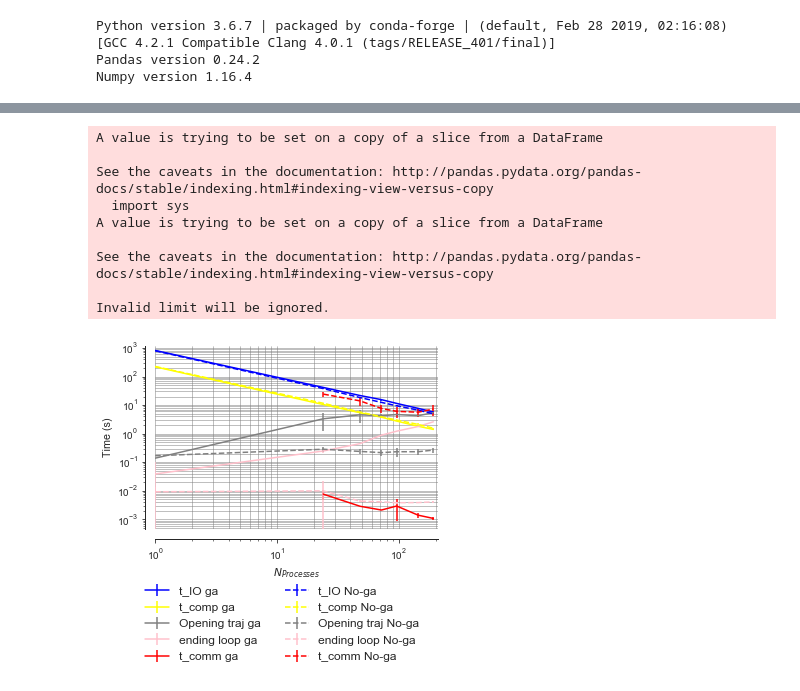
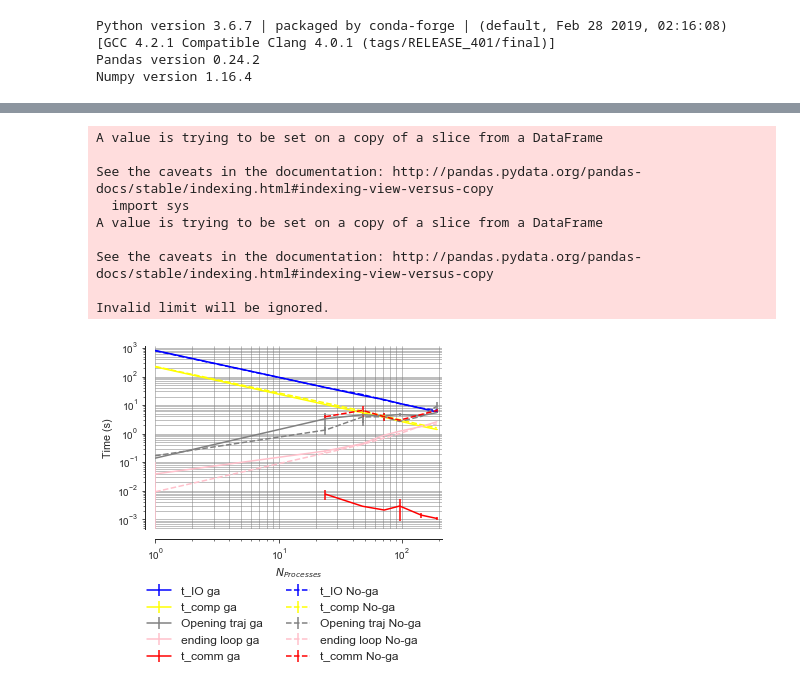
Before and after one commit to hpcanalytics/paper-hpc-py-parallel-mdanalysis, a Jupyter notebook: data/FigC6/c/FigC6(c).ipynb, the cells around one changed output, grey strips where cells are left out. Cells and saved outputs as stored; diff of their text form; code cells hidden in the pictures.

```diff
--- a/data/FigC6/c/FigC6(c).ipynb
+++ b/data/FigC6/c/FigC6(c).ipynb
@@ -127,13 +127,13 @@ Invalid limit will be ignored.
 # %%
-plot_ga_MPI(dff_ga, dff_no_ga, 'Comparison_IO_compute_scaling_traj_splitting-chain-reader')
+plot_ga_MPI(dff_ga, dff_mpi, 'Comparison_IO_compute_scaling_traj_splitting-chain-reader')
 # %% [output]
 A value is trying to be set on a copy of a slice from a DataFrame
 
 See the caveats in the documentation: http://pandas.pydata.org/pandas-docs/stable/indexing.html#indexing-view-versus-copy
   import sys
 A value is trying to be set on a copy of a slice from a DataFrame
 
 See the caveats in the documentation: http://pandas.pydata.org/pandas-docs/stable/indexing.html#indexing-view-versus-copy
 
 Invalid limit will be ignored.
-[figure, old version]
+[figure, new version]
```
Also changed, not shown: parts of 2 cells of this notebook, 6 other files.
